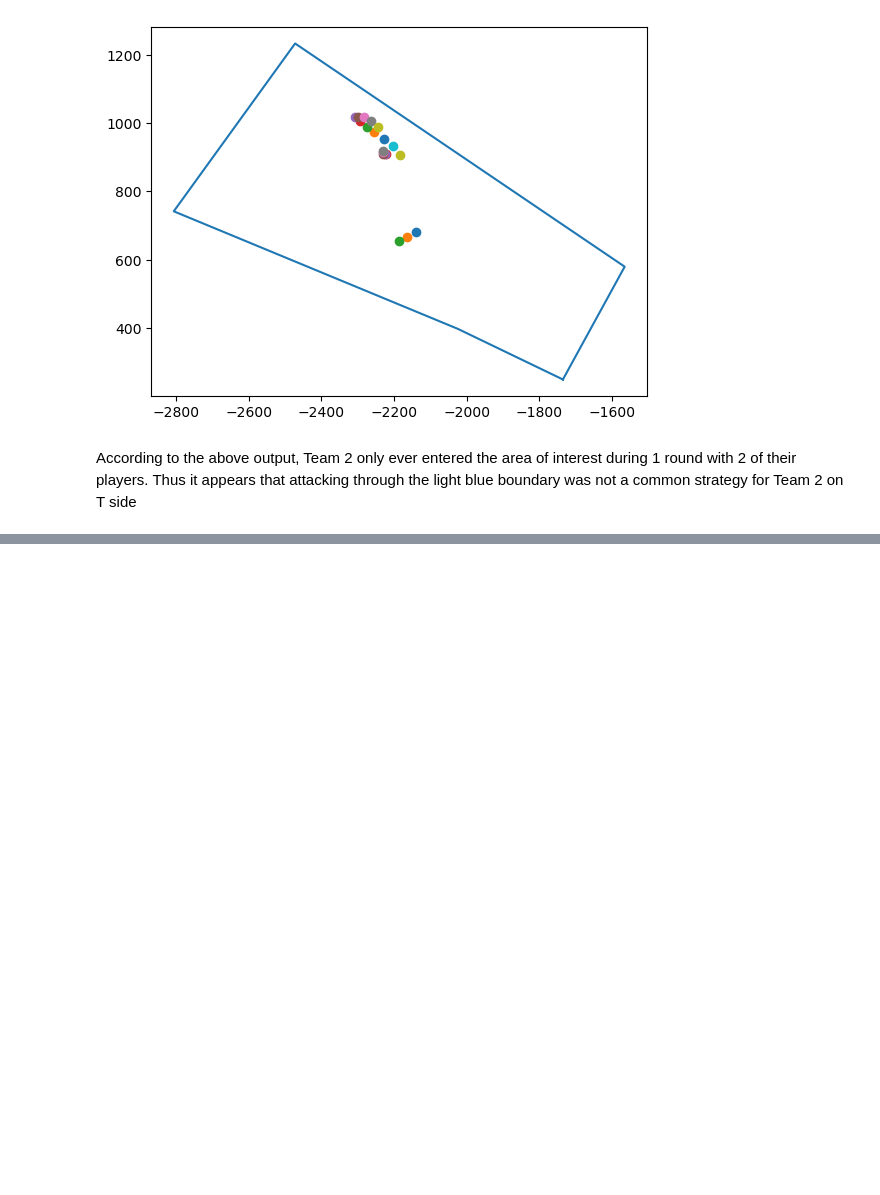
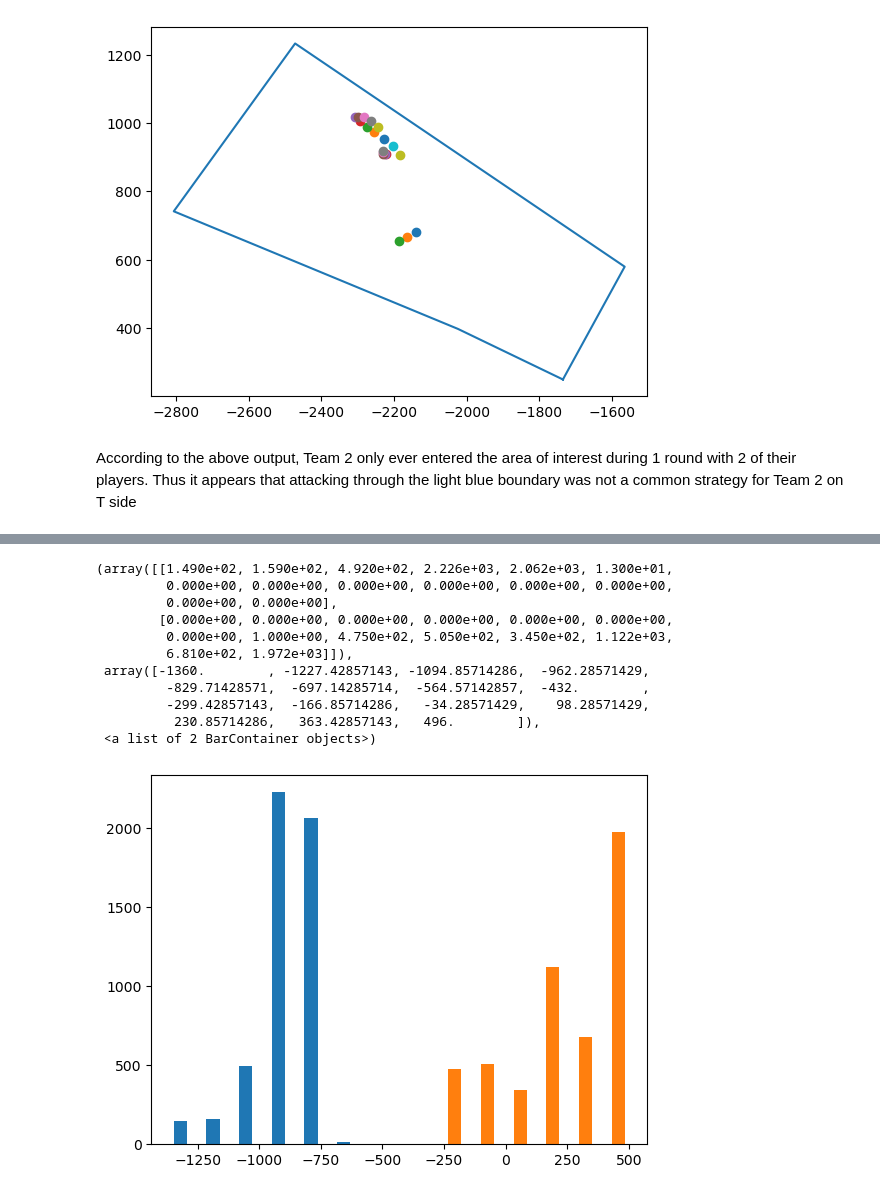
Before and after one commit to kevinawei/GeniusLeagueAssessment, a Jupyter notebook: GeniusLeague.ipynb, the cells around one changed output, grey strips where cells are left out. Saved outputs shown, nothing was run; the diff lists cells and outputs as text; code cells hidden in the pictures; blank space fills up the shorter version.

```diff
--- a/GeniusLeague.ipynb
+++ b/GeniusLeague.ipynb
@@ -206,0 +186,15 @@ plt.show()
+# %%
+plt.hist((x,y), bins=14)
+# %% [output]
+(array([[1.490e+02, 1.590e+02, 4.920e+02, 2.226e+03, 2.062e+03, 1.300e+01,
+         0.000e+00, 0.000e+00, 0.000e+00, 0.000e+00, 0.000e+00, 0.000e+00,
+         0.000e+00, 0.000e+00],
+        [0.000e+00, 0.000e+00, 0.000e+00, 0.000e+00, 0.000e+00, 0.000e+00,
+         0.000e+00, 1.000e+00, 4.750e+02, 5.050e+02, 3.450e+02, 1.122e+03,
+         6.810e+02, 1.972e+03]]),
+ array([-1360.        , -1227.42857143, -1094.85714286,  -962.28571429,
+         -829.71428571,  -697.14285714,  -564.57142857,  -432.        ,
+         -299.42857143,  -166.85714286,   -34.28571429,    98.28571429,
+          230.85714286,   363.42857143,   496.        ]),
+ <a list of 2 BarContainer objects>)
+[figure, added]
```
Also changed, not shown: parts of 9 cells of this notebook, 2 other files.
